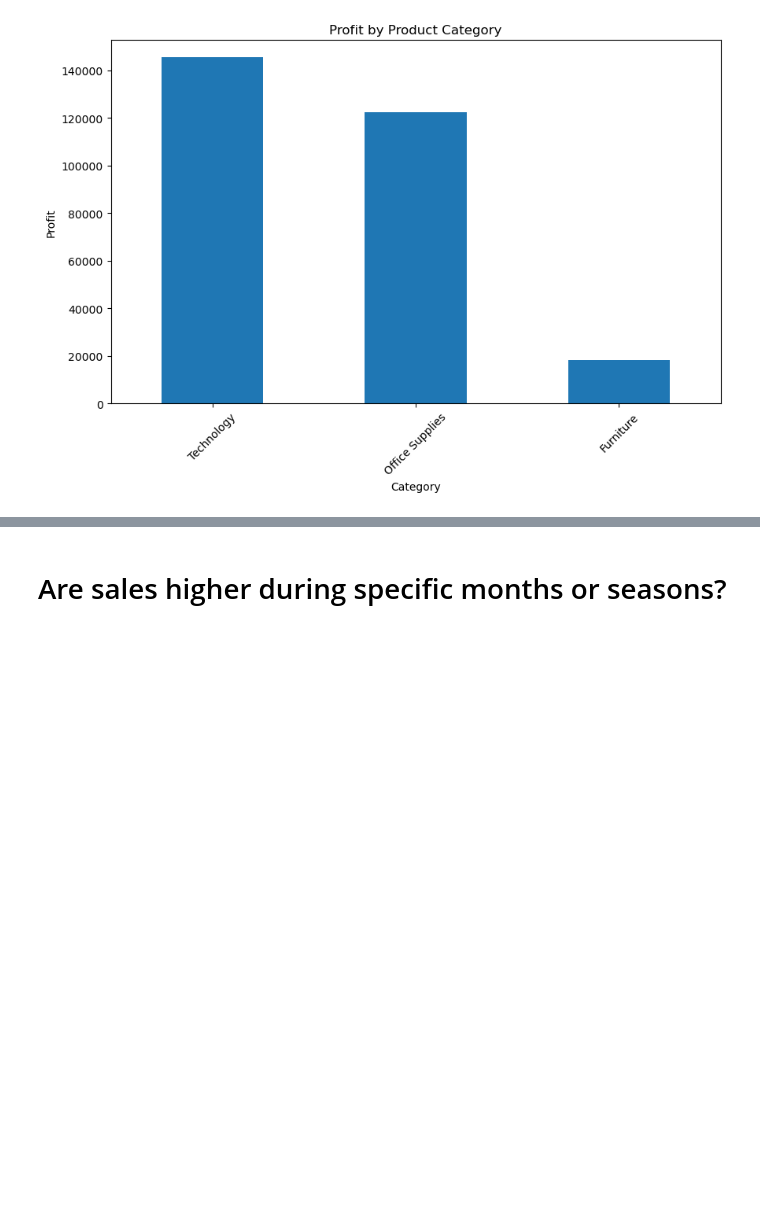
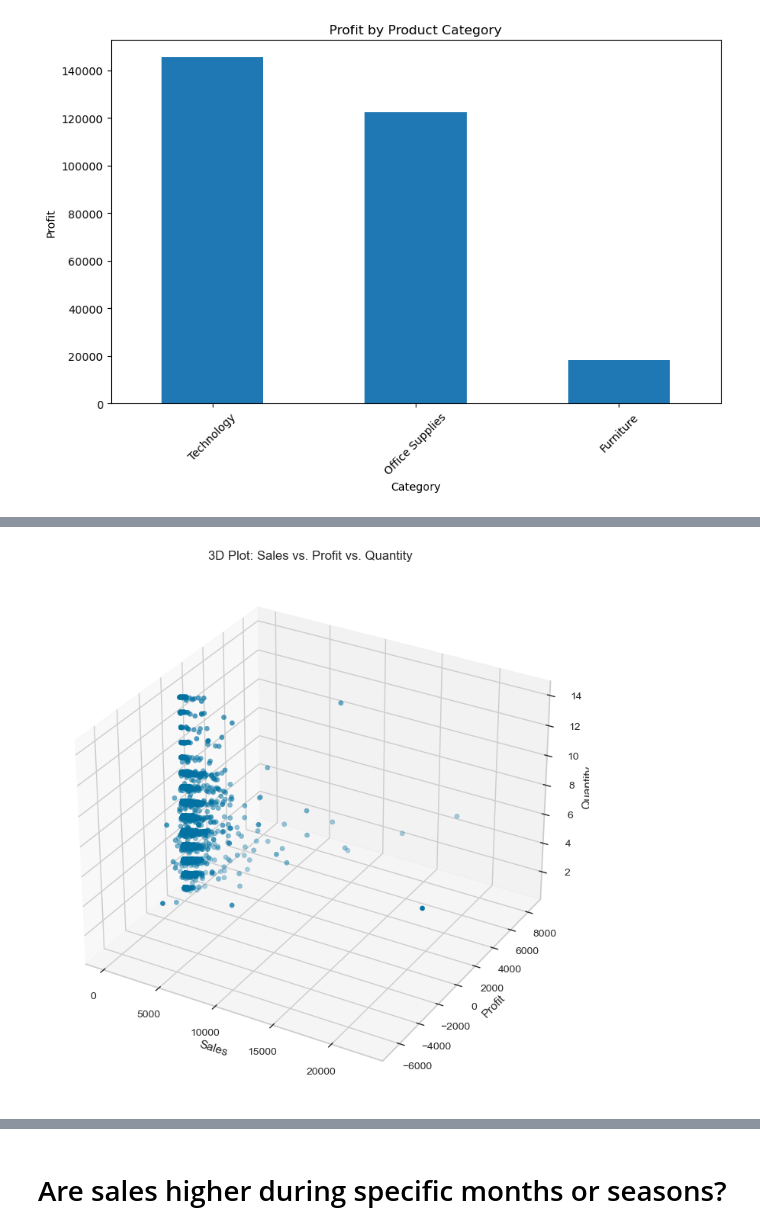
Before and after one commit to Sudha25a/E-Commerce-Project, a Jupyter notebook: E Commerce Analysis .ipynb, the cells around one changed output, grey strips where cells are left out. Drawn from its saved outputs; the diff is of its cells as text; code cells hidden in the pictures; blank space fills up the shorter version.

```diff
--- a/E Commerce Analysis .ipynb
+++ b/E Commerce Analysis .ipynb
@@ -83,0 +126,15 @@ Name: Profit, dtype: float64
+# %%
+from mpl_toolkits.mplot3d import Axes3D  # Import 3D plotting
+fig = plt.figure(figsize=(10, 9))
+ax = fig.add_subplot(111, projection='3d')
+
+ax.scatter(df['Sales'], df['Profit'], df['Quantity'])
+
+ax.set_xlabel('Sales')
+ax.set_ylabel('Profit')
+ax.set_zlabel('Quantity')
+ax.set_title('3D Plot: Sales vs. Profit vs. Quantity')
+
+plt.show()
+# %% [output]
+[figure, added]
```
Also changed, not shown: parts of 23 cells of this notebook, 2 other files.
